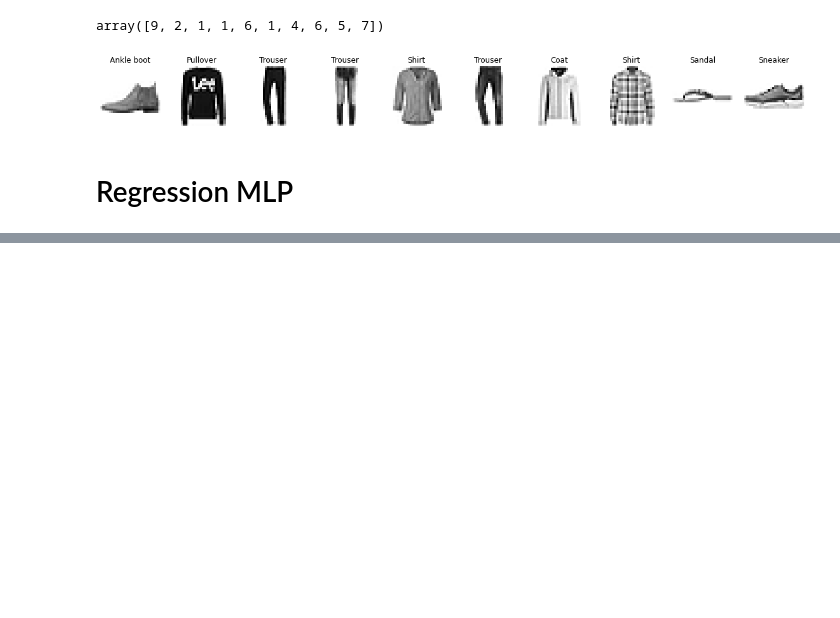
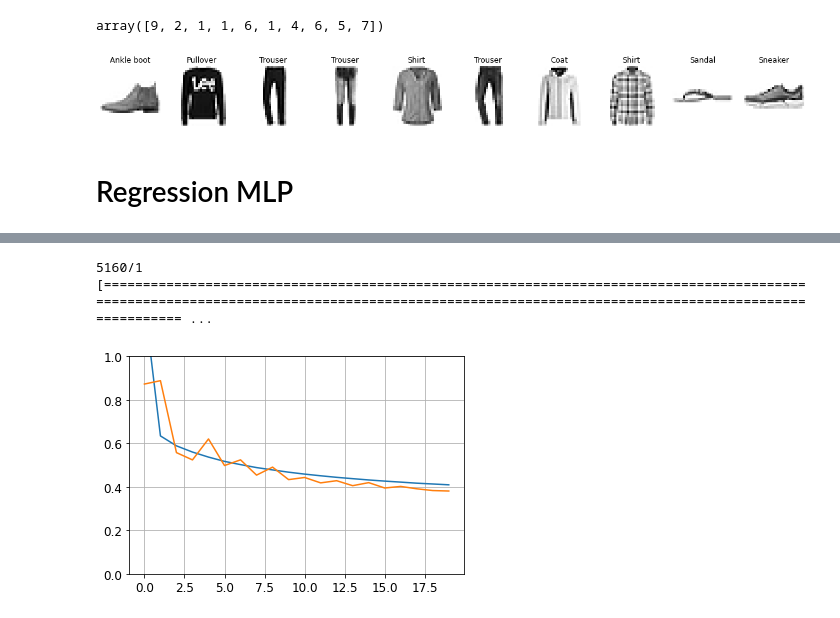
Before and after one commit to nicodom/ml_projects, a Jupyter notebook: deep_neural_networks/introduction_to_ann_with_keras.ipynb, the cells around one changed output, grey strips where cells are left out. Drawn from its saved outputs; the diff is of its cells as text; code cells hidden in the pictures; blank space fills up the shorter version.

```diff
--- a/deep_neural_networks/introduction_to_ann_with_keras.ipynb
+++ b/deep_neural_networks/introduction_to_ann_with_keras.ipynb
@@ -577,0 +703,9 @@ plt.show()
+# %%
+# Defining the layers
+
+input_ = keras.layers.Input(shape=X_train.shape[1:])
+hidden1 = keras.layers.Dense(30, activation="relu")(input_)
+hidden2 = keras.layers.Dense(30, activation="relu")(hidden1)
+concat = keras.layers.concatenate([input_, hidden2]) # concatenate inputs
+output = keras.layers.Dense(1)(concat)
+model = keras.models.Model(inputs=[input_], outputs=[output])
@@ -577,0 +738,4 @@ plt.show()
+# %%
+model.compile(loss="mean_squared_error", optimizer=keras.optimizers.SGD(lr=1e-3)) # compile model
+history = model.fit(X_train, y_train, epochs=20,
+                    validation_data=(X_valid, y_valid)) # fit model
@@ -577,0 +760,11 @@ plt.show()
+# %%
+mse_test = model.evaluate(X_test, y_test) # evaluate model
+# %% [output]
+5160/1 [================================================================================================================================================================================================ ...
+# %%
+plt.plot(pd.DataFrame(history.history))
+plt.grid(True)
+plt.gca().set_ylim(0, 1) # setting y-axis limit
+plt.show()
+# %% [output]
+[figure, added]
```
Also changed, not shown: parts of 50 cells of this notebook.
